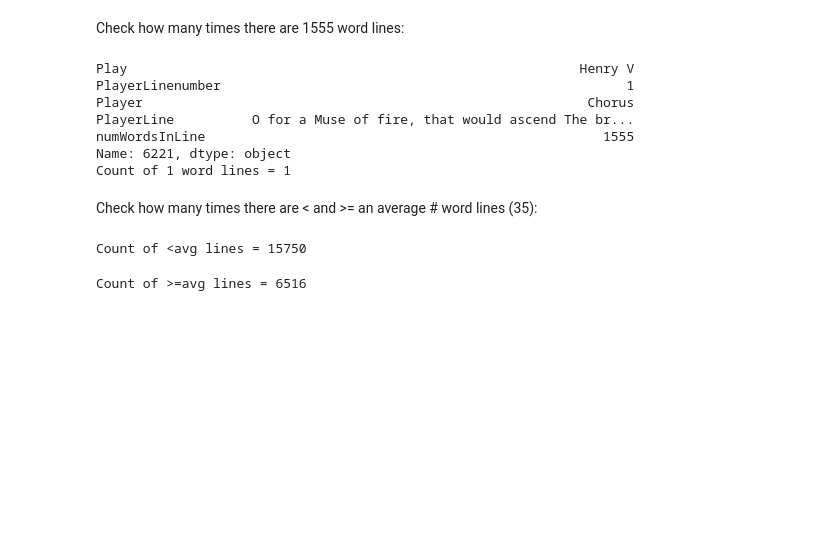
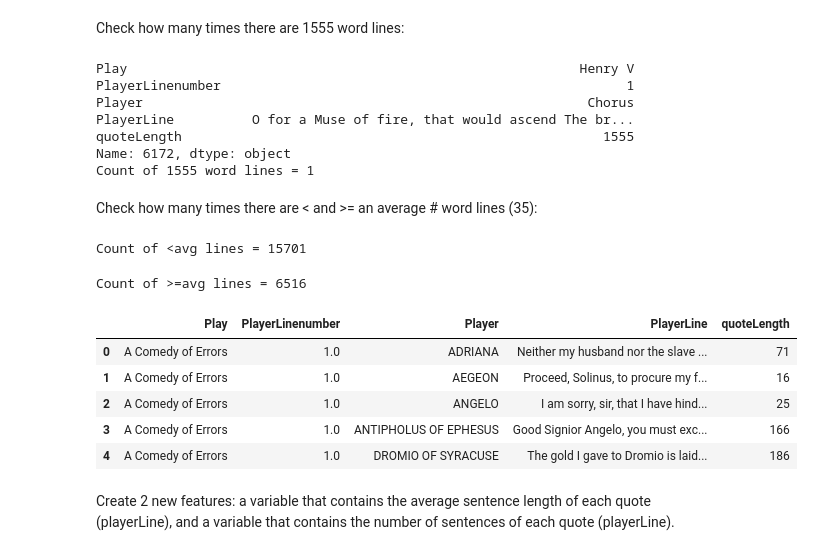
Before and after one commit to anissakhan/731-Project-2-Khan, a Jupyter notebook: Notebooks/731Project2-Notebook.ipynb, the cells around one changed output. Drawn from its saved outputs; the diff is of its cells as text; code cells hidden in the pictures; blank space fills up the shorter version.

```diff
--- a/Notebooks/731Project2-Notebook.ipynb
+++ b/Notebooks/731Project2-Notebook.ipynb
@@ -219,7 +219,7 @@ Check how many times there are 1555 word lines:
 # %%
 count=0
 for i in range(0,len(dfShake['PlayerLine'])):
-    if(dfShake['numWordsInLine'][i] == 1555):
+    if(dfShake['quoteLength'][i] == 1555):
         print(dfShake.iloc[i])
         count=count+1
 
@@ -229,21 +229,21 @@ Play                                                          Henry V
 PlayerLinenumber                                                    1
 Player                                                         Chorus
 PlayerLine          O for a Muse of fire, that would ascend The br...
-numWordsInLine                                                   1555
-Name: 6221, dtype: object
-Count of 1 word lines = 1
+quoteLength                                                      1555
+Name: 6172, dtype: object
+Count of 1555 word lines = 1
 # %% [markdown]
 Check how many times there are < and >= an average # word lines (35):
 # %%
 count=0
 for i in range(0,len(dfShake['PlayerLine'])):
-    if(dfShake['numWordsInLine'][i] < 35):
+    if(dfShake['quoteLength'][i] < 35):
         #print(dfShake.iloc[i])
         count=count+1
 
 print('Count of <avg lines =', count)
 # %% [output]
-Count of <avg lines = 15750
+Count of <avg lines = 15701
 # %%
 count=0
 for i in range(0,len(dfShake['PlayerLine'])):
@@ -254,3 +254,14 @@ for i in range(0,len(dfShake['PlayerLine'])):
 print('Count of >=avg lines =', count)
 # %% [output]
 Count of >=avg lines = 6516
+# %%
+dfShake.head()
+# %% [output]
+|  | Play | PlayerLinenumber | Player | PlayerLine | quoteLength |
+| 0 | A Comedy of Errors | 1.0 | ADRIANA | Neither my husband nor the slave ... | 71 |
+| 1 | A Comedy of Errors | 1.0 | AEGEON | Proceed, Solinus, to procure my f... | 16 |
+| 2 | A Comedy of Errors | 1.0 | ANGELO | I am sorry, sir, that I have hind... | 25 |
+| 3 | A Comedy of Errors | 1.0 | ANTIPHOLUS OF EPHESUS | Good Signior Angelo, you must exc... | 166 |
+| 4 | A Comedy of Errors | 1.0 | DROMIO OF SYRACUSE | The gold I gave to Dromio is laid... | 186 |
+# %% [markdown]
+Create 2 new features: a variable that contains the average sentence length of each quote (playerLine), and a variable that contains the number of sentences of each quote (playerLine).
```
Also changed, not shown: parts of 14 cells of this notebook, 1 other file.
